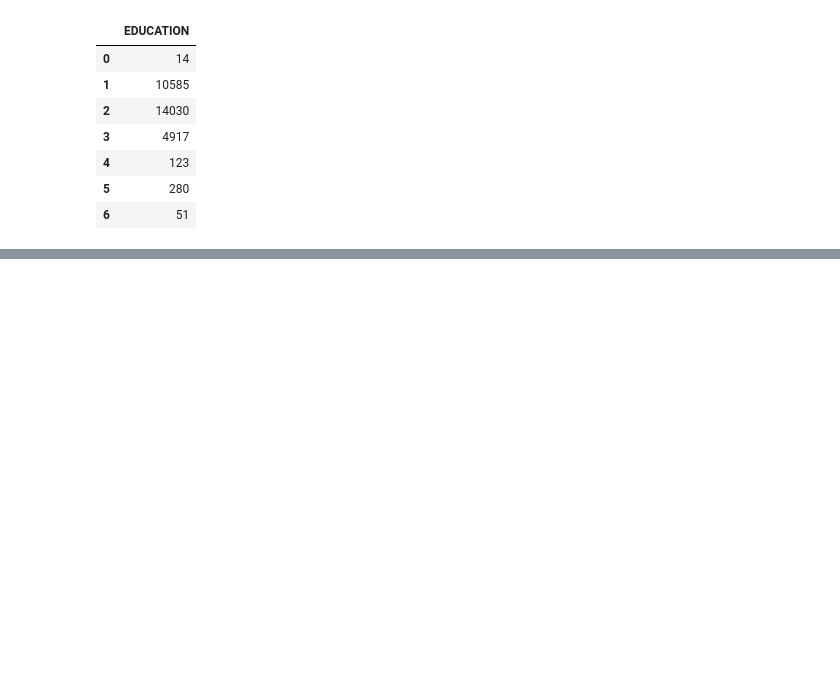
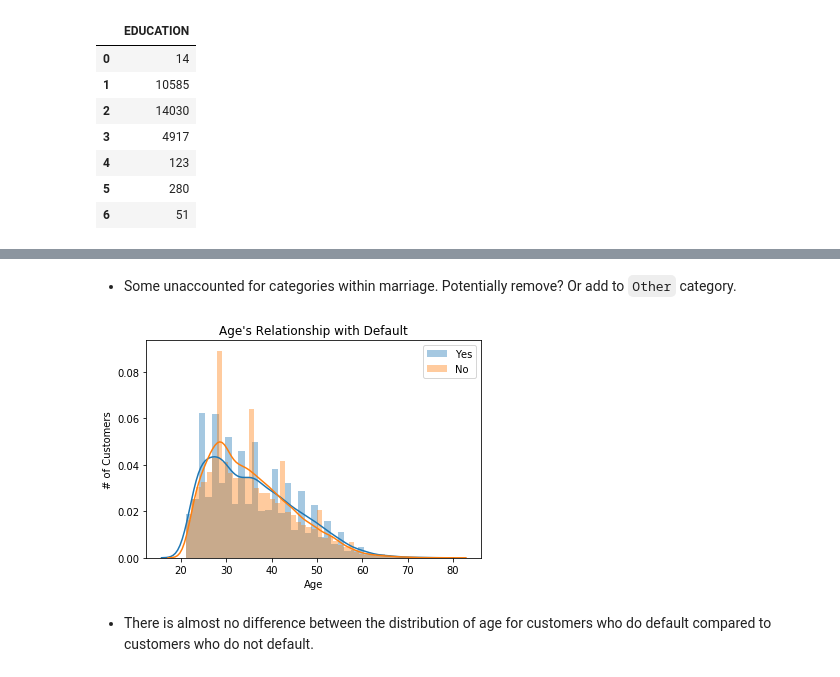
Before and after one commit to everittB/Credit_Default_Classification, a Jupyter notebook: src/default_classification.ipynb, the cells around one changed output, grey strips where cells are left out. Cells and saved outputs as stored; diff of their text form; code cells hidden in the pictures; blank space fills up the shorter version.

```diff
--- a/src/default_classification.ipynb
+++ b/src/default_classification.ipynb
@@ -186,0 +187,14 @@ data_default.query('EDUCATION == 0')
+# %% [markdown]
+- Some unaccounted for categories within marriage. Potentially remove? Or add to `Other` category.
+# %%
+sns.distplot(data_default.query('DEFAULT == 1').AGE, kde=True, label="Yes")
+sns.distplot(data_default.query('DEFAULT == 0').AGE, kde=True, label="No")
+plt.xlabel("Age")
+plt.ylabel("# of Customers")
+plt.title("Age's Relationship with Default")
+plt.legend()
+plt.show()
+# %% [output]
+[figure, added]
+# %% [markdown]
+- There is almost no difference between the distribution of age for customers who do default compared to customers who do not default.
```
Also changed, not shown: parts of 13 cells of this notebook.
